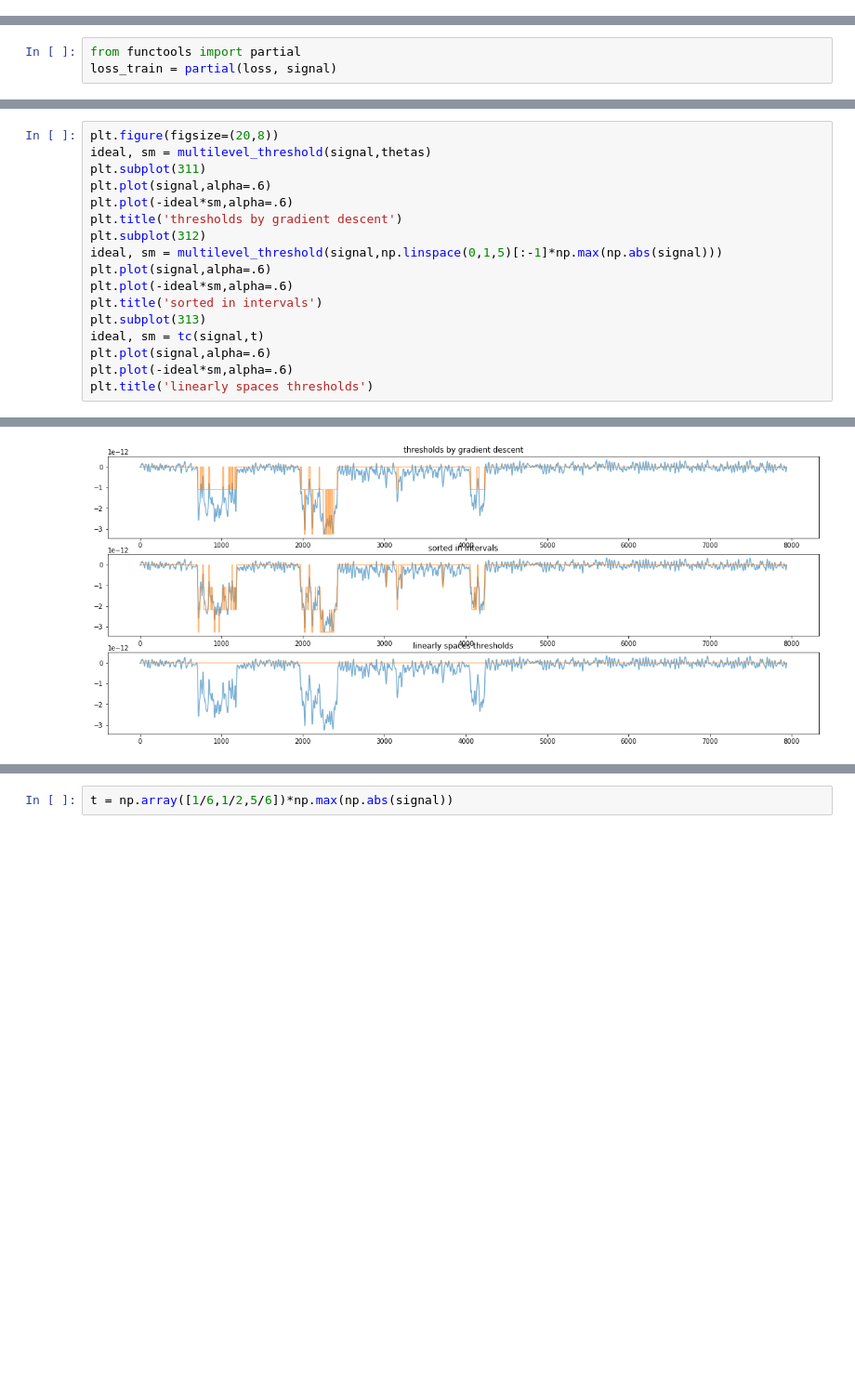
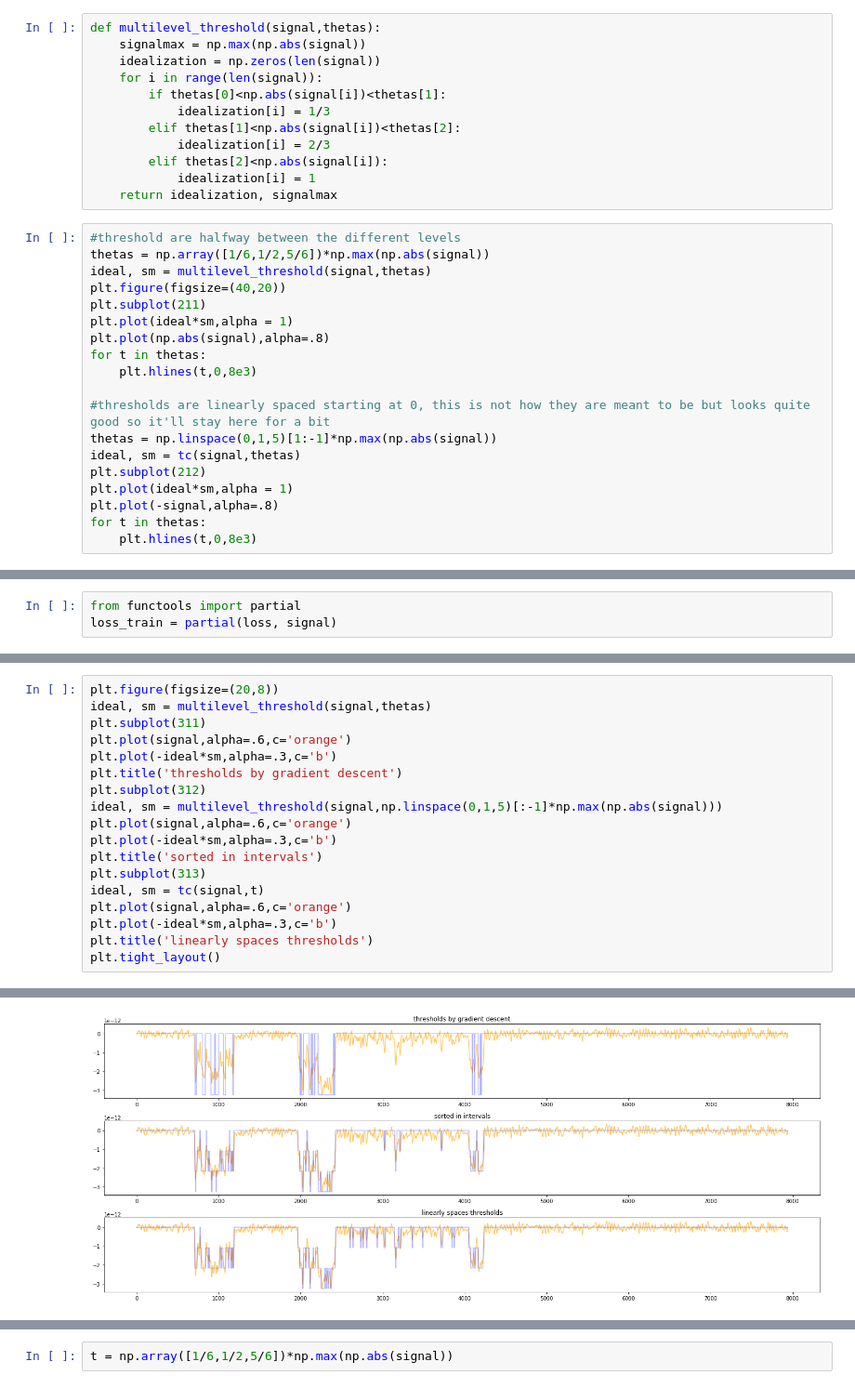
Before and after one commit to AGPlested/ASCAM, a Jupyter notebook: model.ipynb, the cells around one changed output, grey strips where cells are left out. Shown: that part at 93% size. Saved outputs shown, nothing was run; the diff lists cells and outputs as text; blank space fills up the shorter version.

Commit message:
some work on threshold crossing and generation noise

```diff
--- a/model.ipynb
+++ b/model.ipynb
@@ -210,0 +190,31 @@ plt.plot(-signal,alpha=.8)
+# %%
+def multilevel_threshold(signal,thetas):
+    signalmax = np.max(np.abs(signal))
+    idealization = np.zeros(len(signal))
+    for i in range(len(signal)):
+        if thetas[0]<np.abs(signal[i])<thetas[1]:
+            idealization[i] = 1/3
+        elif thetas[1]<np.abs(signal[i])<thetas[2]:
+            idealization[i] = 2/3
+        elif thetas[2]<np.abs(signal[i]):
+            idealization[i] = 1
+    return idealization, signalmax
+# %%
+#threshold are halfway between the different levels
+thetas = np.array([1/6,1/2,5/6])*np.max(np.abs(signal))
+ideal, sm = multilevel_threshold(signal,thetas)
+plt.figure(figsize=(40,20))
+plt.subplot(211)
+plt.plot(ideal*sm,alpha = 1)
+plt.plot(np.abs(signal),alpha=.8)
+for t in thetas:
+    plt.hlines(t,0,8e3)
+
+#thresholds are linearly spaced starting at 0, this is not how they are meant to be but looks quite good so it'll stay here for a bit
+thetas = np.linspace(0,1,5)[1:-1]*np.max(np.abs(signal))
+ideal, sm = tc(signal,thetas)
+plt.subplot(212)
+plt.plot(ideal*sm,alpha = 1)
+plt.plot(-signal,alpha=.8)
+for t in thetas:
+    plt.hlines(t,0,8e3)
@@ -329,17 +355,18 @@ finished after 299 steps
 plt.figure(figsize=(20,8))
 ideal, sm = multilevel_threshold(signal,thetas)
 plt.subplot(311)
-plt.plot(signal,alpha=.6)
-plt.plot(-ideal*sm,alpha=.6)
+plt.plot(signal,alpha=.6,c='orange')
+plt.plot(-ideal*sm,alpha=.3,c='b')
 plt.title('thresholds by gradient descent')
 plt.subplot(312)
 ideal, sm = multilevel_threshold(signal,np.linspace(0,1,5)[:-1]*np.max(np.abs(signal)))
-plt.plot(signal,alpha=.6)
-plt.plot(-ideal*sm,alpha=.6)
+plt.plot(signal,alpha=.6,c='orange')
+plt.plot(-ideal*sm,alpha=.3,c='b')
 plt.title('sorted in intervals')
 plt.subplot(313)
 ideal, sm = tc(signal,t)
-plt.plot(signal,alpha=.6)
-plt.plot(-ideal*sm,alpha=.6)
+plt.plot(signal,alpha=.6,c='orange')
+plt.plot(-ideal*sm,alpha=.3,c='b')
 plt.title('linearly spaces thresholds')
+plt.tight_layout()
 # %% [output]
@@ -347,4 +373,4 @@ plt.title('linearly spaces thresholds')
-[figure, old version]
+[figure, new version]
 # %%
 thetas, t, np.linspace(0,1,5)[:-1]*np.max(np.abs(signal))
 # %% [output]
```
Also changed, not shown: parts of 16 cells of this notebook.
